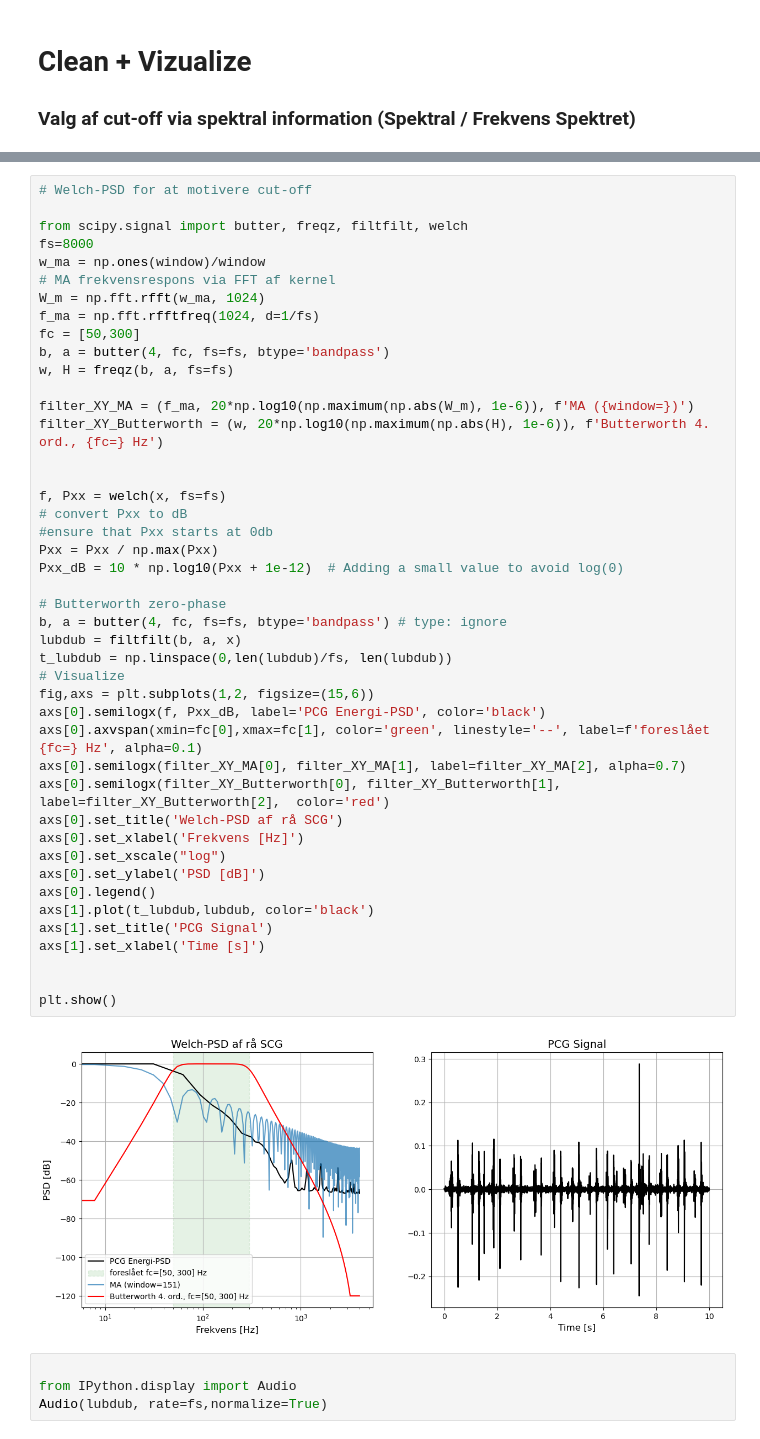
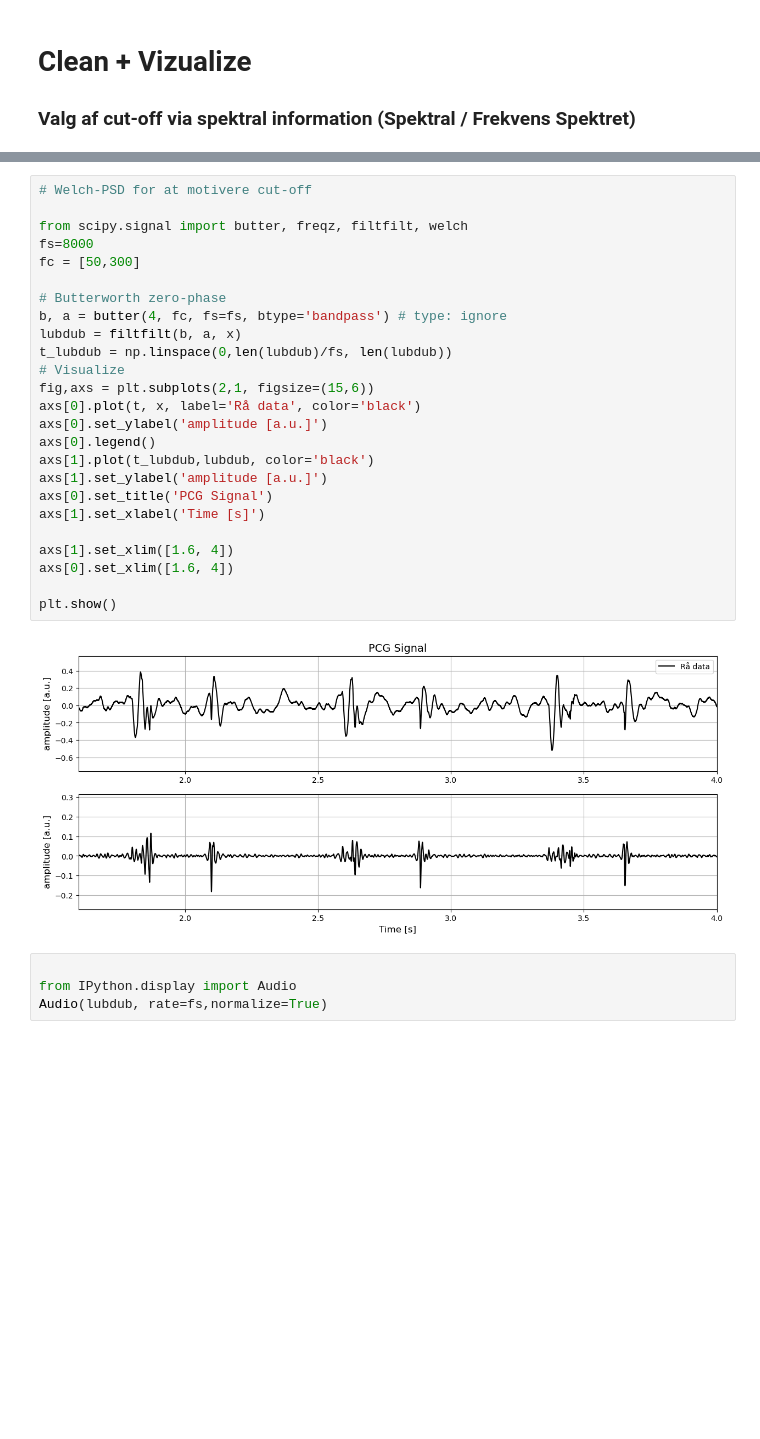
Before and after one commit to AAU-ST2-Programming/signals_2, a Jupyter notebook: Lecture6_SCG_Filtering_FeatureTiming_v2.ipynb, the cells around one changed output, grey strips where cells are left out. Drawn from its saved outputs; the diff is of its cells as text; blank space fills up the shorter version.

```diff
--- a/Lecture6_SCG_Filtering_FeatureTiming_v2.ipynb
+++ b/Lecture6_SCG_Filtering_FeatureTiming_v2.ipynb
@@ -341,49 +341,30 @@ flowchart LR
 # %%
 # Welch-PSD for at motivere cut-off
 
 from scipy.signal import butter, freqz, filtfilt, welch
 fs=8000
-w_ma = np.ones(window)/window
-# MA frekvensrespons via FFT af kernel
-W_m = np.fft.rfft(w_ma, 1024)
-f_ma = np.fft.rfftfreq(1024, d=1/fs)
 fc = [50,300]
-b, a = butter(4, fc, fs=fs, btype='bandpass')
-w, H = freqz(b, a, fs=fs)
-
-filter_XY_MA = (f_ma, 20*np.log10(np.maximum(np.abs(W_m), 1e-6)), f'MA ({window=})')
-filter_XY_Butterworth = (w, 20*np.log10(np.maximum(np.abs(H), 1e-6)), f'Butterworth 4. ord., {fc=} Hz')
-
-
-f, Pxx = welch(x, fs=fs)
-# convert Pxx to dB
-#ensure that Pxx starts at 0db
-Pxx = Pxx / np.max(Pxx)
-Pxx_dB = 10 * np.log10(Pxx + 1e-12)  # Adding a small value to avoid log(0)
 
 # Butterworth zero-phase
 b, a = butter(4, fc, fs=fs, btype='bandpass') # type: ignore
 lubdub = filtfilt(b, a, x)
 t_lubdub = np.linspace(0,len(lubdub)/fs, len(lubdub))
 # Visualize
-fig,axs = plt.subplots(1,2, figsize=(15,6))
-axs[0].semilogx(f, Pxx_dB, label='PCG Energi-PSD', color='black')
-axs[0].axvspan(xmin=fc[0],xmax=fc[1], color='green', linestyle='--', label=f'foreslået {fc=} Hz', alpha=0.1)
-axs[0].semilogx(filter_XY_MA[0], filter_XY_MA[1], label=filter_XY_MA[2], alpha=0.7)
-axs[0].semilogx(filter_XY_Butterworth[0], filter_XY_Butterworth[1], label=filter_XY_Butterworth[2],  color='red')
-axs[0].set_title('Welch-PSD af rå SCG')
-axs[0].set_xlabel('Frekvens [Hz]')
-axs[0].set_xscale("log")
-axs[0].set_ylabel('PSD [dB]')
+fig,axs = plt.subplots(2,1, figsize=(15,6))
+axs[0].plot(t, x, label='Rå data', color='black')
+axs[0].set_ylabel('amplitude [a.u.]')
 axs[0].legend()
 axs[1].plot(t_lubdub,lubdub, color='black')
-axs[1].set_title('PCG Signal')
+axs[1].set_ylabel('amplitude [a.u.]')
+axs[0].set_title('PCG Signal')
 axs[1].set_xlabel('Time [s]')
 
+axs[1].set_xlim([1.6, 4])
+axs[0].set_xlim([1.6, 4])
 
 plt.show()
 # %% [output]
-[figure, old version]
+[figure, new version]
 # %%
 
 from IPython.display import Audio
```
Also changed, not shown: parts of 9 cells of this notebook, 3 other files.
